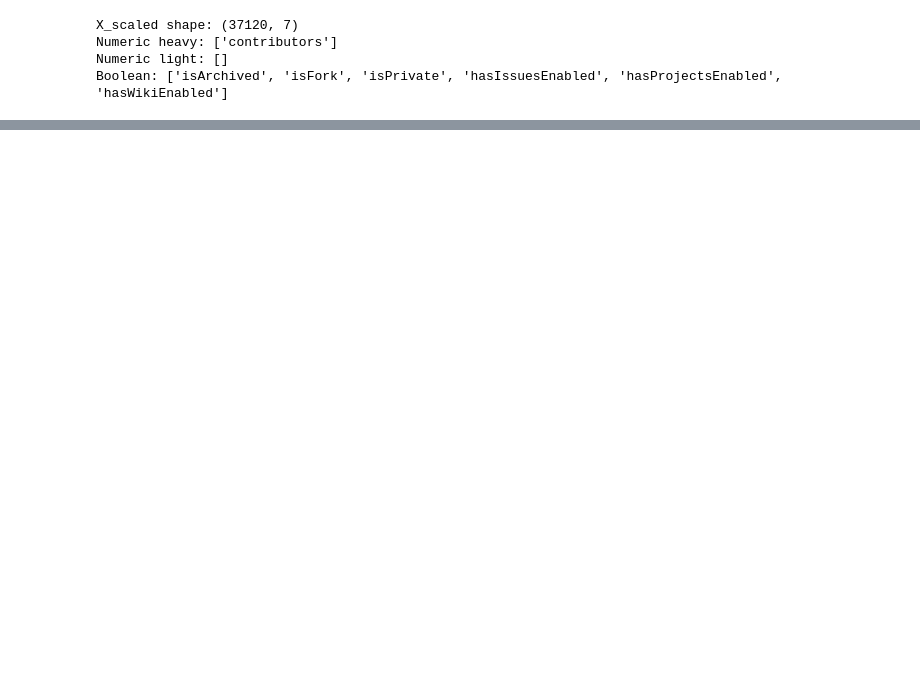
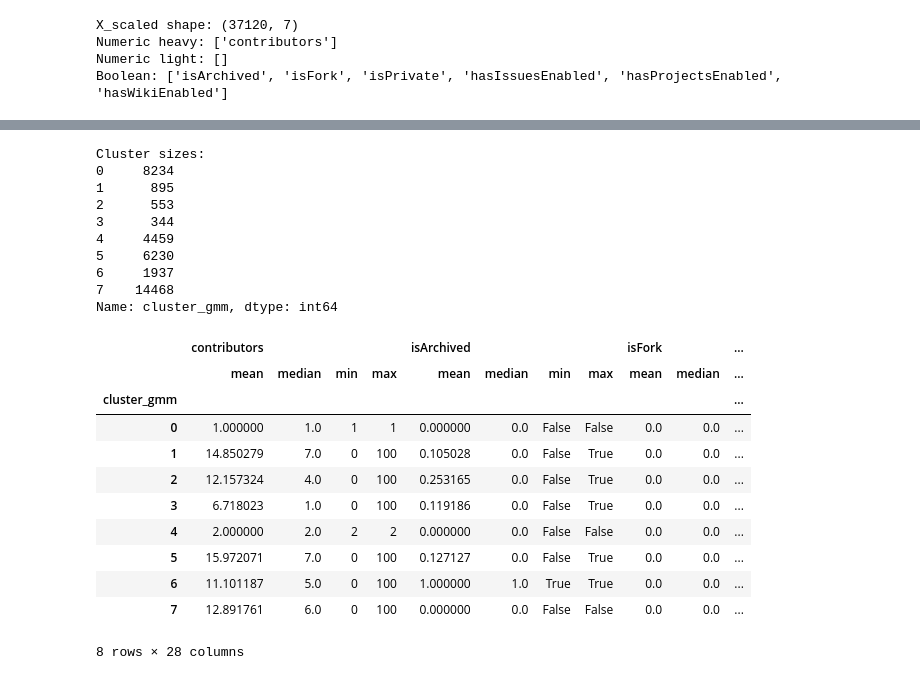
Before and after one commit to Shahbazi-Amir/SmartDevTime, a Jupyter notebook: side_project.ipynb, the cells around one changed output, grey strips where cells are left out. Cells and saved outputs as stored; diff of their text form; code cells hidden in the pictures; blank space fills up the shorter version.

```diff
--- a/side_project.ipynb
+++ b/side_project.ipynb
@@ -1531,0 +1676,73 @@ Boolean: ['isArchived', 'isFork', 'isPrivate', 'hasIssuesEnabled', 'hasProjectsE
+# %%
+# GMM-3 | Final model with K=8, covariance=full (fixed without artifacts)
+# -----------------------------------------------------------------------
+import pandas as pd
+from sklearn.mixture import GaussianMixture
+
+K_final = 8
+cov_final = "full"
+random_state = 42
+max_iter = 500
+n_init = 3
+
+# 1) Fit final model
+gmm_final = GaussianMixture(
+    n_components=K_final,
+    covariance_type=cov_final,
+    random_state=random_state,
+    max_iter=max_iter,
+    n_init=n_init,
+    reg_covar=1e-6,
+).fit(X_scaled)
+
+# 2) Predict cluster labels
+labels_final = gmm_final.predict(X_scaled)
+
+# Attach to original DataFrame
+df_gmm = df.copy()
+df_gmm["cluster_gmm"] = labels_final
+
+# 3) Cluster sizes
+cluster_sizes = df_gmm["cluster_gmm"].value_counts().sort_index()
+print("Cluster sizes:")
+print(cluster_sizes)
+
+# 4) Define feature cols again (safe ones)
+feature_cols = ["contributors",
+                "isArchived","isFork","isPrivate",
+                "hasIssuesEnabled","hasProjectsEnabled","hasWikiEnabled"]
+
+# 5) Cluster profiles: summary statistics
+profile = (
+    df_gmm.groupby("cluster_gmm")[feature_cols]
+    .agg(["mean","median","min","max"])
+)
+
+display(profile)
+
+# Optional: quick numeric-only profile (mean)
+profile_means = df_gmm.groupby("cluster_gmm")[feature_cols].mean()
+display(profile_means.round(2))
+# %% [output]
+Cluster sizes:
+0     8234
+1      895
+2      553
+3      344
+4     4459
+5     6230
+6     1937
+7    14468
+Name: cluster_gmm, dtype: int64
+|  | contributors |  |  |  | isArchived |  |  |  | isFork |  | ... |
+|  | mean | median | min | max | mean | median | min | max | mean | median | ... |
+| cluster_gmm |  |  |  |  |  |  |  |  |  |  | ... |
+| 0 | 1.000000 | 1.0 | 1 | 1 | 0.000000 | 0.0 | False | False | 0.0 | 0.0 | ... |
+| 1 | 14.850279 | 7.0 | 0 | 100 | 0.105028 | 0.0 | False | True | 0.0 | 0.0 | ... |
+| 2 | 12.157324 | 4.0 | 0 | 100 | 0.253165 | 0.0 | False | True | 0.0 | 0.0 | ... |
+| 3 | 6.718023 | 1.0 | 0 | 100 | 0.119186 | 0.0 | False | True | 0.0 | 0.0 | ... |
+| 4 | 2.000000 | 2.0 | 2 | 2 | 0.000000 | 0.0 | False | False | 0.0 | 0.0 | ... |
+| 5 | 15.972071 | 7.0 | 0 | 100 | 0.127127 | 0.0 | False | True | 0.0 | 0.0 | ... |
+| 6 | 11.101187 | 5.0 | 0 | 100 | 1.000000 | 1.0 | True | True | 0.0 | 0.0 | ... |
+| 7 | 12.891761 | 6.0 | 0 | 100 | 0.000000 | 0.0 | False | False | 0.0 | 0.0 | ... |
+8 rows × 28 columns
```
Also changed, not shown: parts of 4 cells of this notebook.
